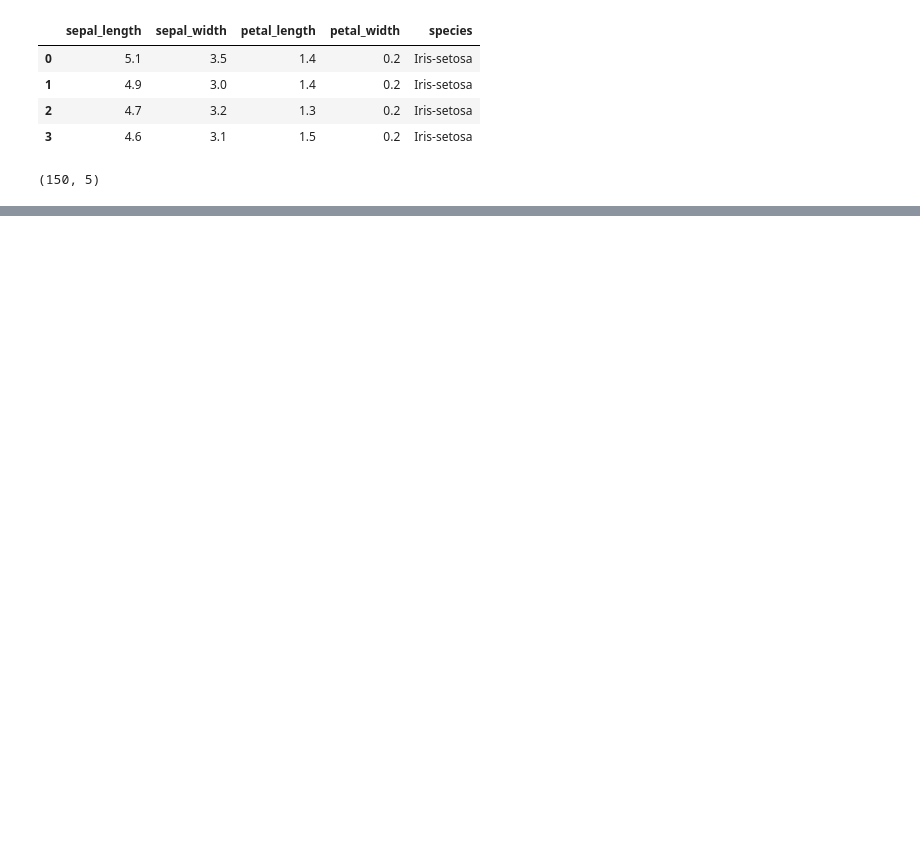
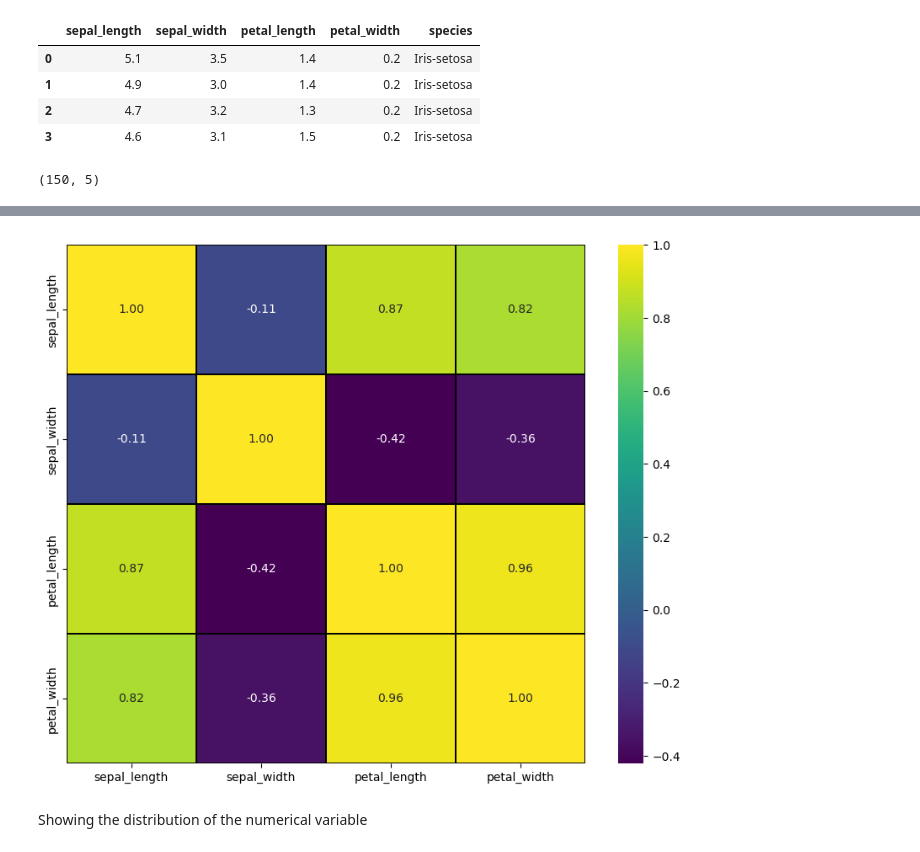
Before and after one commit to abufaheema/CODSOFT2, a Jupyter notebook: iris_flower_prediction.ipynb, the cells around one changed output, grey strips where cells are left out. Saved outputs shown, nothing was run; the diff lists cells and outputs as text; code cells hidden in the pictures; blank space fills up the shorter version.

Commit message:
working on visualizing the numerical columns

```diff
--- a/iris_flower_prediction.ipynb
+++ b/iris_flower_prediction.ipynb
@@ -24,0 +76,3 @@ iris_data.shape
+# %%
+# now droping the duplicated value
+iris_data.drop_duplicates(inplace=True)
@@ -24,0 +93,9 @@ iris_data.shape
+# %%
+# visualizing the correlation
+plt.figure(figsize=(10,8))
+sns.heatmap(iris_data.corr(numeric_only=True),annot=True,cmap='viridis',linewidths=0.1,linecolor='black',fmt='.2f',square=True)
+plt.show()
+# %% [output]
+[figure, added]
+# %% [markdown]
+Showing the distribution of the numerical variable
```
Also changed, not shown: parts of 7 cells of this notebook.
